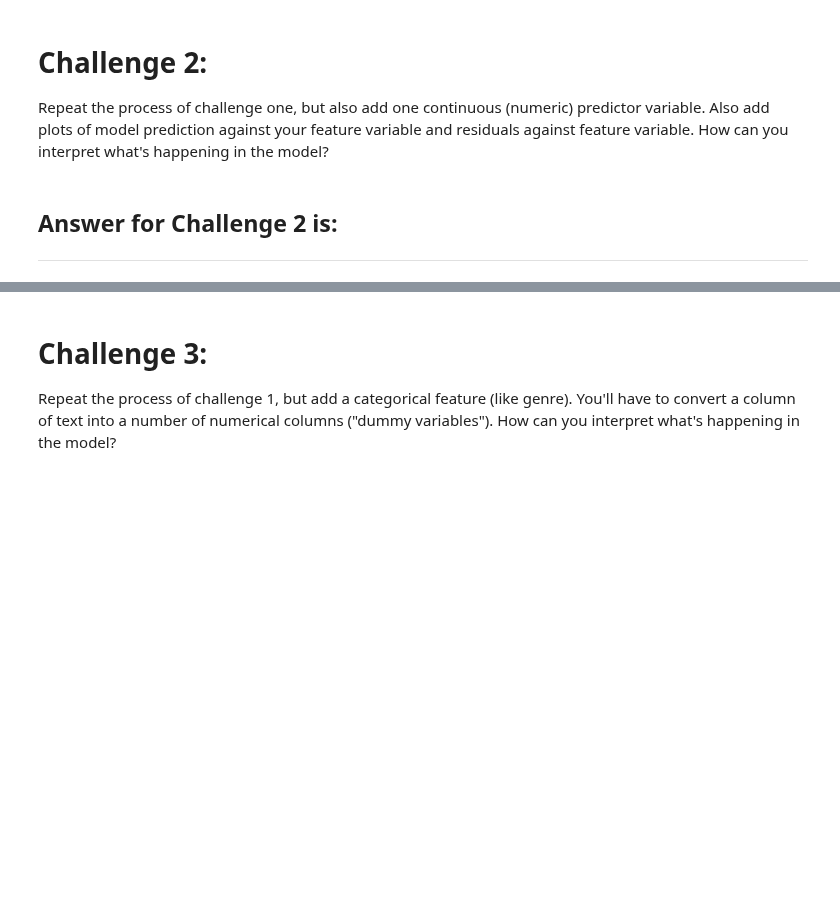
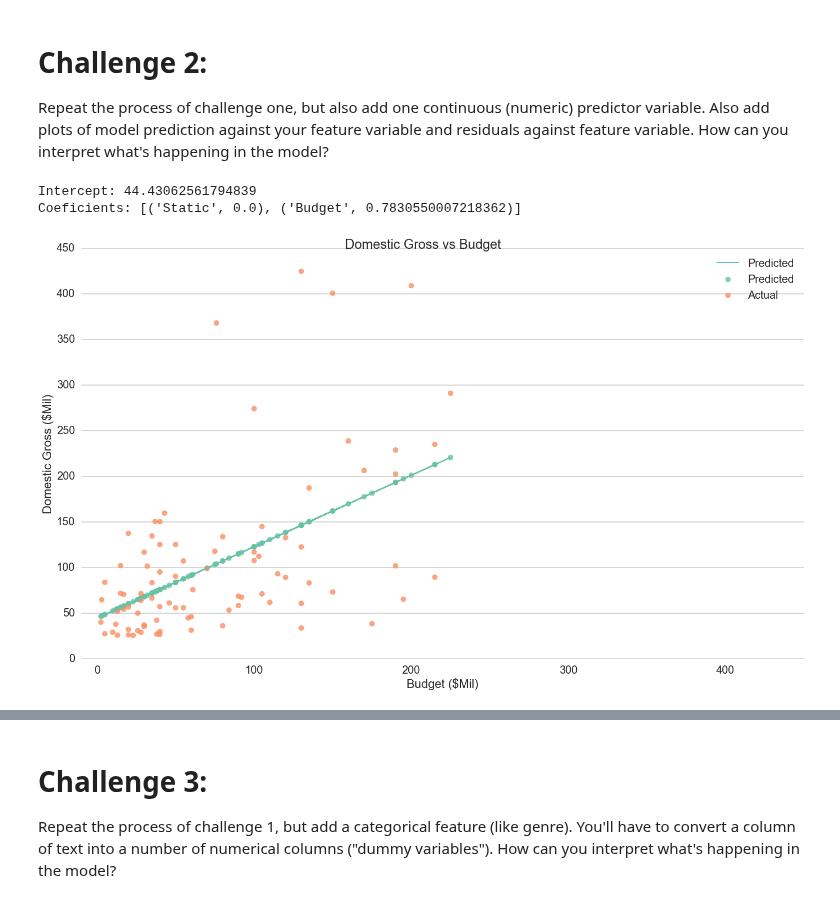
Before and after one commit to robinsones/dsp, a Jupyter notebook: challenges/submissions/03-linear_splitting/bryant/03-linear_splitting.ipynb, the cells around one changed output, grey strips where cells are left out. Saved outputs shown, nothing was run; the diff lists cells and outputs as text; code cells hidden in the pictures; blank space fills up the shorter version.

```diff
--- a/challenges/submissions/03-linear_splitting/bryant/03-linear_splitting.ipynb
+++ b/challenges/submissions/03-linear_splitting/bryant/03-linear_splitting.ipynb
@@ -22,8 +22,10 @@ import seaborn as sns
 from datetime import datetime
 import pandas as pd
 import numpy as np
-sns.set_style("darkgrid", {"axes.facecolor": ".9"})
+from patsy import dmatrices
+sns.set_style("white")
 sns.set_context("poster", font_scale=1.25, rc={"lines.linewidth": 2.5})
+sns.set_palette("hls")
 # %%
 data_file = 'data.csv'
 
@@ -110,7 +154,56 @@ ___
 # %% [markdown]
 # <a id='2'></a>Challenge 2:
 Repeat the process of challenge one, but also add one continuous (numeric) predictor variable. Also add plots of model prediction against your feature variable and residuals against feature variable. How can you interpret what's happening in the model?
-# %% [markdown]
-## Answer for Challenge 2 is:
-
-___
+# %%
+features = ['Static', 'Budget']
+X2 = df[features]
+y2 = df['Dom_Gross']
+
+# linear regression model
+lrm2 = LinearRegression()
+mdl2 = lrm2.fit(X2,y2)
+# %%
+# model intercept and coefficients
+coefs = list(zip(features, mdl2.coef_))
+
+print('Intercept: {0}'.format(mdl2.intercept_))
+print('Coeficients: {0}'.format(coefs))
+# %% [output]
+Intercept: 44.43062561794839
+Coeficients: [('Static', 0.0), ('Budget', 0.7830550007218362)]
+# %%
+# make figure
+fig = plt.figure(figsize=(20,12))
+ax = fig.add_subplot(111)
+
+# color
+colors = sns.color_palette('Set2',12)
+
+# plots
+ax.plot(df['Budget'], lrm2.predict(X2), color=colors[0], linewidth=2.0, label='Predicted')
+ax.scatter(df['Budget'], lrm2.predict(X2), s=100, c=colors[0], alpha=0.8, label='Predicted', edgecolor='None')
+ax.scatter(df['Budget'], df['Dom_Gross'], s=100, c=colors[1], alpha=0.8, label='Actual', edgecolor='None')
+
+# axis limits
+plt.xlim(-10,450)
+
+# labels/titles
+plt.legend(loc='upper right');
+plt.suptitle('Domestic Gross vs Budget')
+plt.xlabel('Budget ($Mil)')
+plt.ylabel('Domestic Gross ($Mil)')
+
+# remove border
+ax.spines["top"].set_visible(False)
+ax.spines["right"].set_visible(False)
+ax.spines["bottom"].set_visible(False)
+ax.spines["left"].set_visible(False)
+
+# show grid
+ax.yaxis.grid(True)
+
+# plot that biddy
+plt.tight_layout()
+_ = plt.show()
+# %% [output]
+[figure, added]
```
Also changed, not shown: parts of 15 cells of this notebook.
